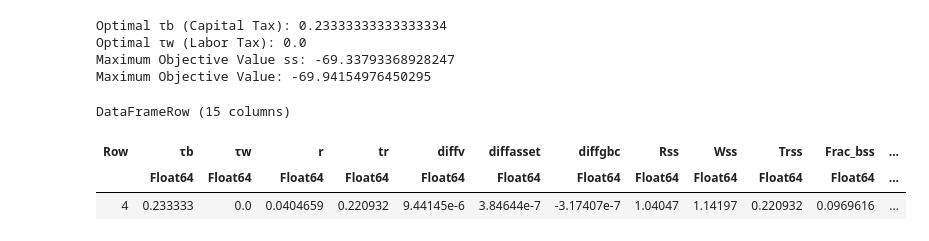
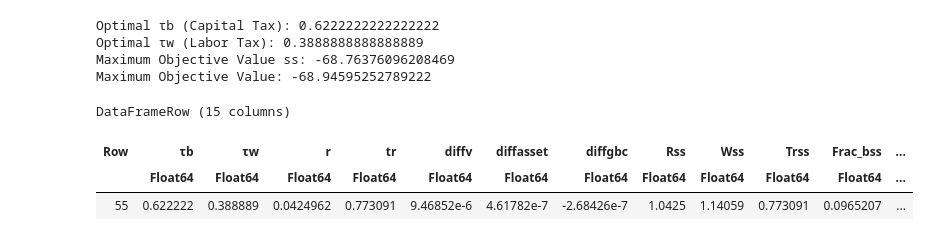
Before and after one commit to apb-umn/BEM, a Jupyter notebook: results.ipynb, the cells around one changed output. Saved outputs shown, nothing was run; the diff lists cells and outputs as text; code cells hidden in the pictures.

```diff
--- a/results.ipynb
+++ b/results.ipynb
@@ -163,30 +171,30 @@ Closest τw to 0.4 is 0.3888888888888889 (index 6)
 # %%
 
 # Find the row with the highest objective value
 # Drop rows with missing values in :value
 # Filter out rows where :value is NaN
 df_clean = filter(:value => x -> !isnan(x), df)
 
 
-best_row = df_clean[argmax(df_clean.Vss), :]
+best_row = df_clean[argmax(df_clean.value), :]
 
 # Print the optimal tax rates and the associated value
 println("Optimal τb (Capital Tax): ", best_row.τb)
 println("Optimal τw (Labor Tax): ", best_row.τw)
 println("Maximum Objective Value ss: ", best_row.Vss)
 println("Maximum Objective Value: ", best_row.value)
 
 # Optional: return the entire row
 best_row
 # %% [output]
-Optimal τb (Capital Tax): 0.23333333333333334
-Optimal τw (Labor Tax): 0.0
-Maximum Objective Value ss: -69.33793368928247
-Maximum Objective Value: -69.94154976450295
+Optimal τb (Capital Tax): 0.6222222222222222
+Optimal τw (Labor Tax): 0.3888888888888889
+Maximum Objective Value ss: -68.76376096208469
+Maximum Objective Value: -68.94595252789222
 DataFrameRow (15 columns)
 | Row | τb | τw | r | tr | diffv | diffasset | diffgbc | Rss | Wss | Trss | Frac_bss | ... |
 |  | Float64 | Float64 | Float64 | Float64 | Float64 | Float64 | Float64 | Float64 | Float64 | Float64 | Float64 | ... |
-| 4 | 0.233333 | 0.0 | 0.0404659 | 0.220932 | 9.44145e-6 | 3.84644e-7 | -3.17407e-7 | 1.04047 | 1.14197 | 0.220932 | 0.0969616 | ... |
+| 55 | 0.622222 | 0.388889 | 0.0424962 | 0.773091 | 9.46852e-6 | 4.61782e-7 | -2.68426e-7 | 1.0425 | 1.14059 | 0.773091 | 0.0965207 | ... |
 # %%
 
 function plot_value_vs_taub(df, tauw_fixed::Float64)
```
Also changed, not shown: parts of 6 cells of this notebook, 1 other file.
